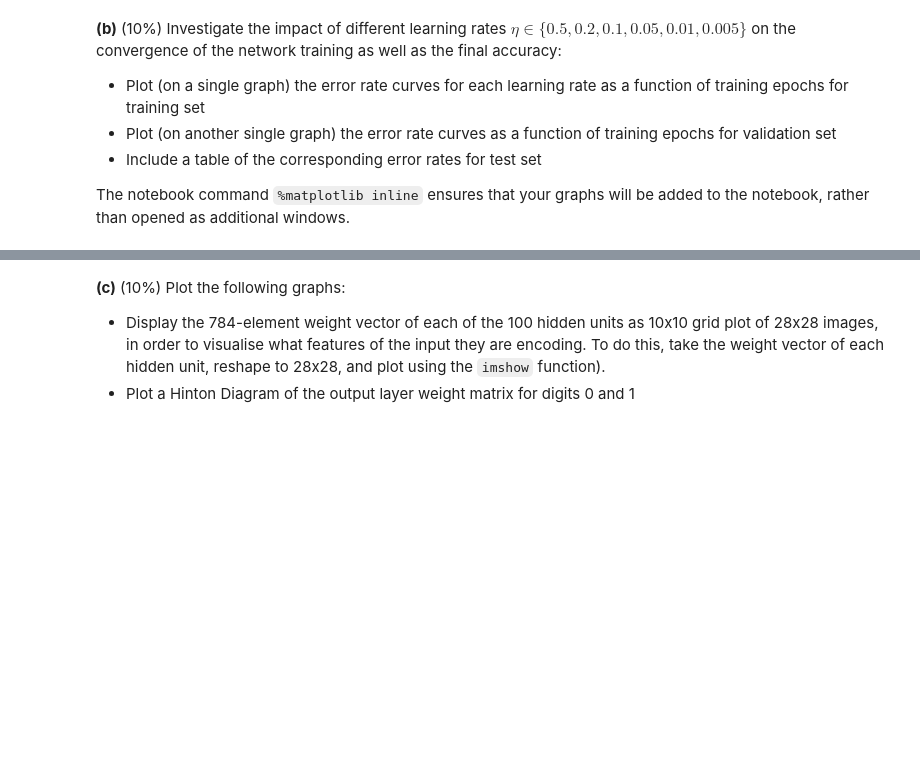
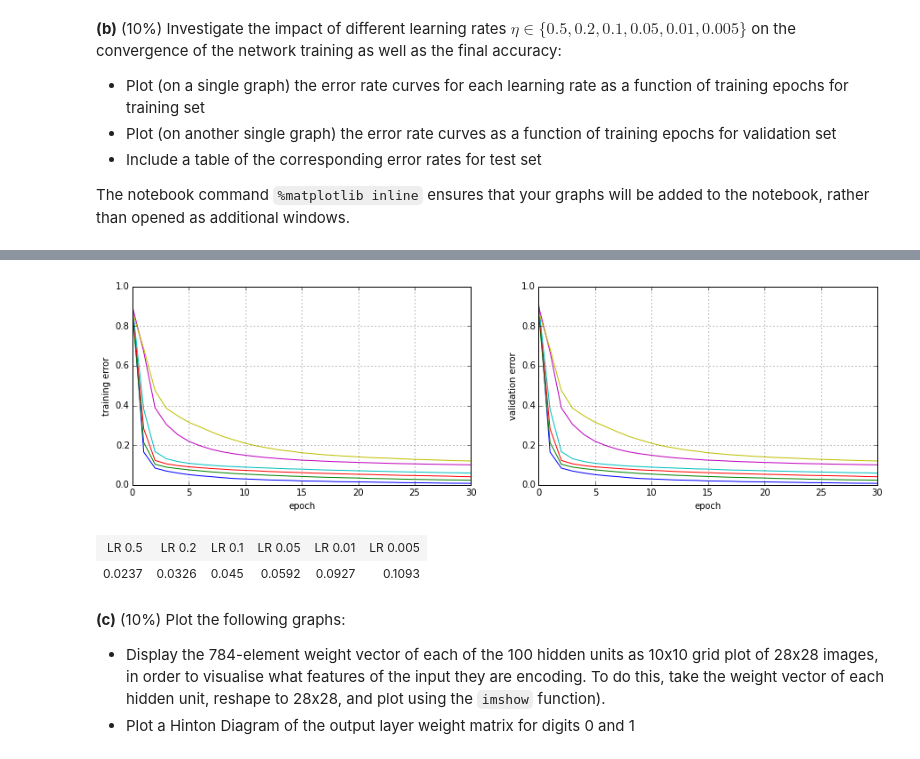
Before and after one commit to SamDavies/Convolutional-Neural-Network, a Jupyter notebook: 03_MLP_Coursework1.ipynb, the cells around one changed output, grey strips where cells are left out. Drawn from its saved outputs; the diff is of its cells as text; code cells hidden in the pictures; blank space fills up the shorter version.

```diff
--- a/03_MLP_Coursework1.ipynb
+++ b/03_MLP_Coursework1.ipynb
@@ -170,9 +237,15 @@ train_dp = MNISTDataProvider(dset='train', batch_size=100, max_num_batches=-10,
 valid_dp = MNISTDataProvider(dset='valid', batch_size=100, max_num_batches=-10, randomize=False)
 
 logger.warning('Training started...')
-optimiser.train(model, train_dp, valid_dp)
+train_stats, valid_stats = optimiser.train(model, train_dp, valid_dp)
+train_accuracy = train_stats[-1][1]
+train_cost = train_stats[-1][0]
+valid_accuracy = valid_stats[-1][1]
+valid_cost = valid_stats[-1][0]
 
 logger.warning('Testing the model on test set:')
 test_dp = MNISTDataProvider(dset='eval', batch_size=100, max_num_batches=-10, randomize=False)
 cost, accuracy = optimiser.validate(model, test_dp)
+logger.warning('MNIST training set accuracy is %.2f %% (cost is %.3f)' % (train_accuracy * 100., train_cost))
+logger.warning('MNIST validation set accuracy is %.2f %% (cost is %.3f)' % (valid_accuracy * 100., valid_cost))
 logger.warning('MNIST test set accuracy is %.2f %% (cost is %.3f)' % (accuracy * 100., cost))
@@ -285,3 +363,34 @@ WARNING:root:MNIST test set accuracy is 89.58 % (cost is 0.398)
+# %%
+fig, axis_array = plt.subplots(1, 2, figsize=(15, 4))
+
+for train_errors in train_errors_matrix:
+    axis_array[0].plot(train_errors, label='Eta %s' % (str(learning_rate)))
+
+for valid_errors in train_errors_matrix:
+    axis_array[1].plot(valid_errors, label='Eta %s' % (str(learning_rate)))
+
+# show to line graphs using the training and validation results
+axis_array[0].set_xlabel('epoch')
+axis_array[0].set_ylabel('training error')
+# fig.legend(lines, labels, loc = (0.5, 0), ncol=5 )
+axis_array[0].grid()
+
+axis_array[1].set_xlabel('epoch')
+axis_array[1].set_ylabel('validation error')
+# axis_array[1].legend()
+axis_array[1].grid()
+
+plt.show()
+
+# print a html table of the test errors
+table = ListTable()
+table.append(["LR " + str(learning_rate) for learning_rate in learning_rates])
+table.append(test_errors)
+table
+# %% [output]
+[figure, added]
+| LR 0.5 | LR 0.2 | LR 0.1 | LR 0.05 | LR 0.01 | LR 0.005 |
+| 0.0237 | 0.0326 | 0.045 | 0.0592 | 0.0927 | 0.1093 |
 # %% [markdown]
 **(c)** (10%) Plot the following graphs:
   * Display the 784-element weight vector of each of the 100 hidden units as 10x10 grid plot of 28x28 images, in order to visualise what features of the input they are encoding.  To do this, take the weight vector of each hidden unit, reshape to 28x28, and plot using the `imshow` function).
```
Also changed, not shown: parts of 15 cells of this notebook, 2 other files.
